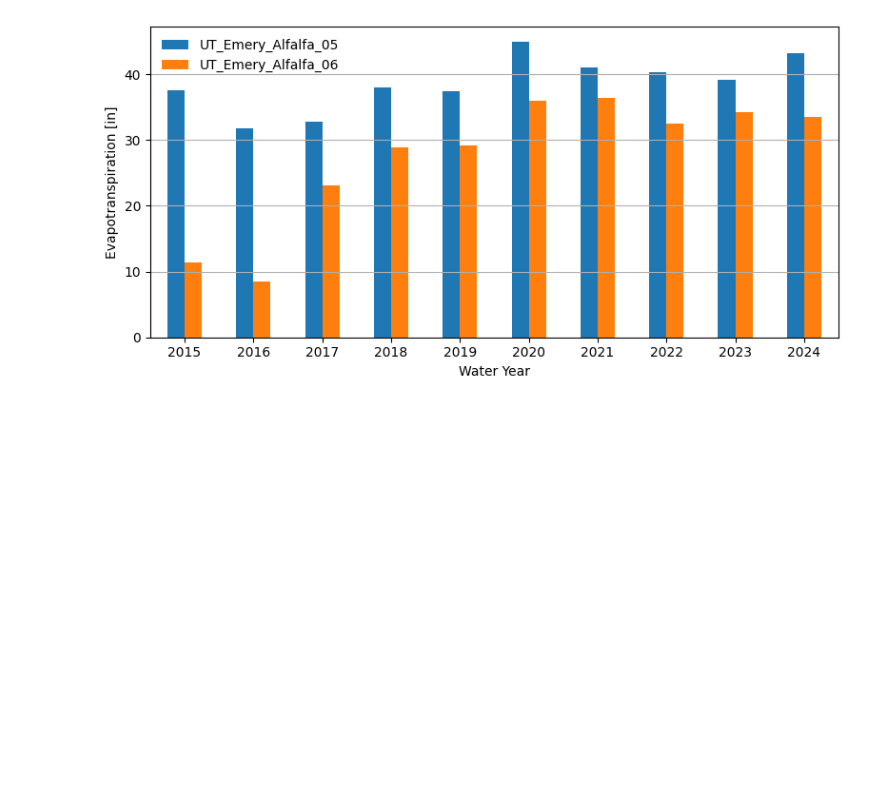
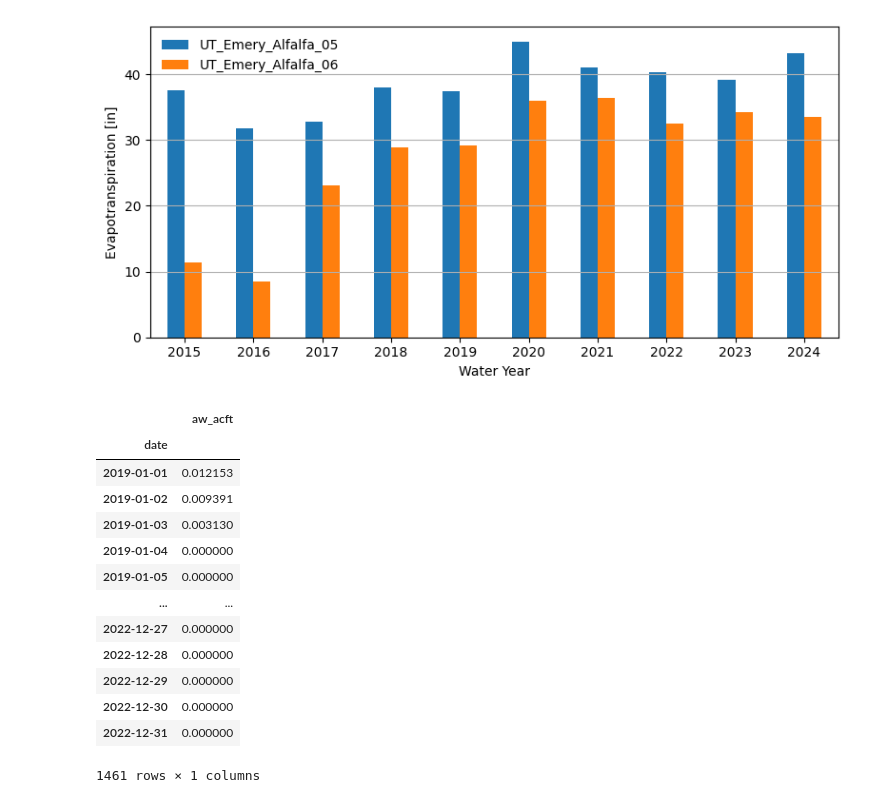
Before and after one commit to sciencebyAJ/OpenET_API_Training, a Jupyter notebook: IA_2025_OpenET_Raster_MultiPolygon.ipynb, the cells around one changed output. Saved outputs shown, nothing was run; the diff lists cells and outputs as text; code cells hidden in the pictures; blank space fills up the shorter version.

```diff
--- a/IA_2025_OpenET_Raster_MultiPolygon.ipynb
+++ b/IA_2025_OpenET_Raster_MultiPolygon.ipynb
@@ -215,3 +262,29 @@ plt.tight_layout()
 plt.grid(axis='y')
 # %% [output]
 [figure]
+# %%
+# @title Read in corresponding time series of applied water data
+field_id = '05'
+df_irr = pd.read_csv(f'/content/OpenET_API_Training/geospatial_data/UT_Emery_Alfalfa_ETaw_Field_{field_id}.csv')
+df_irr['date'] = pd.to_datetime(df_irr['date'])
+df_irr.set_index('date', inplace=True)
+# df_all = pd.merge(df, df_irr, left_index=True, right_index=True, how='inner')
+# Set adjusted water year
+# df_all['wy'] = df_all.index.year + (df_all.index.month >= 11).astype(int)
+# %%
+df_irr
+# %% [output]
+|  | aw_acft |
+| date |  |
+| 2019-01-01 | 0.012153 |
+| 2019-01-02 | 0.009391 |
+| 2019-01-03 | 0.003130 |
+| 2019-01-04 | 0.000000 |
+| 2019-01-05 | 0.000000 |
+| ... | ... |
+| 2022-12-27 | 0.000000 |
+| 2022-12-28 | 0.000000 |
+| 2022-12-29 | 0.000000 |
+| 2022-12-30 | 0.000000 |
+| 2022-12-31 | 0.000000 |
+1461 rows × 1 columns
```
Also changed, not shown: parts of 6 cells of this notebook.
